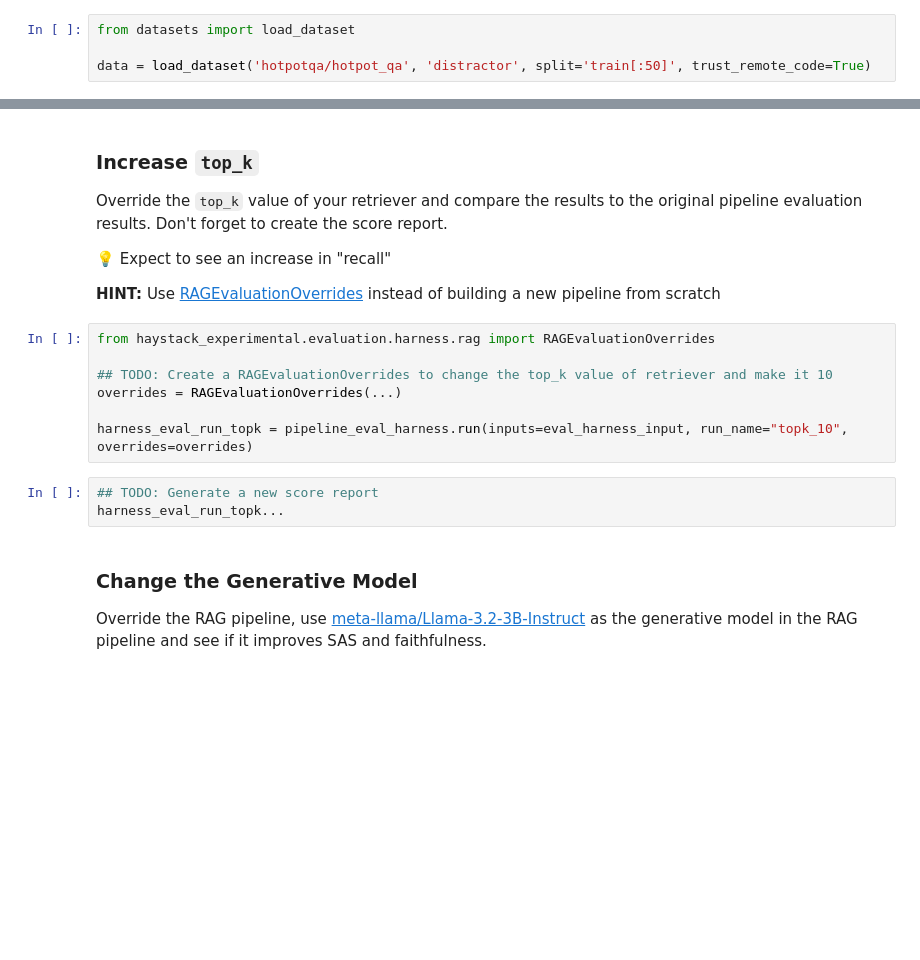
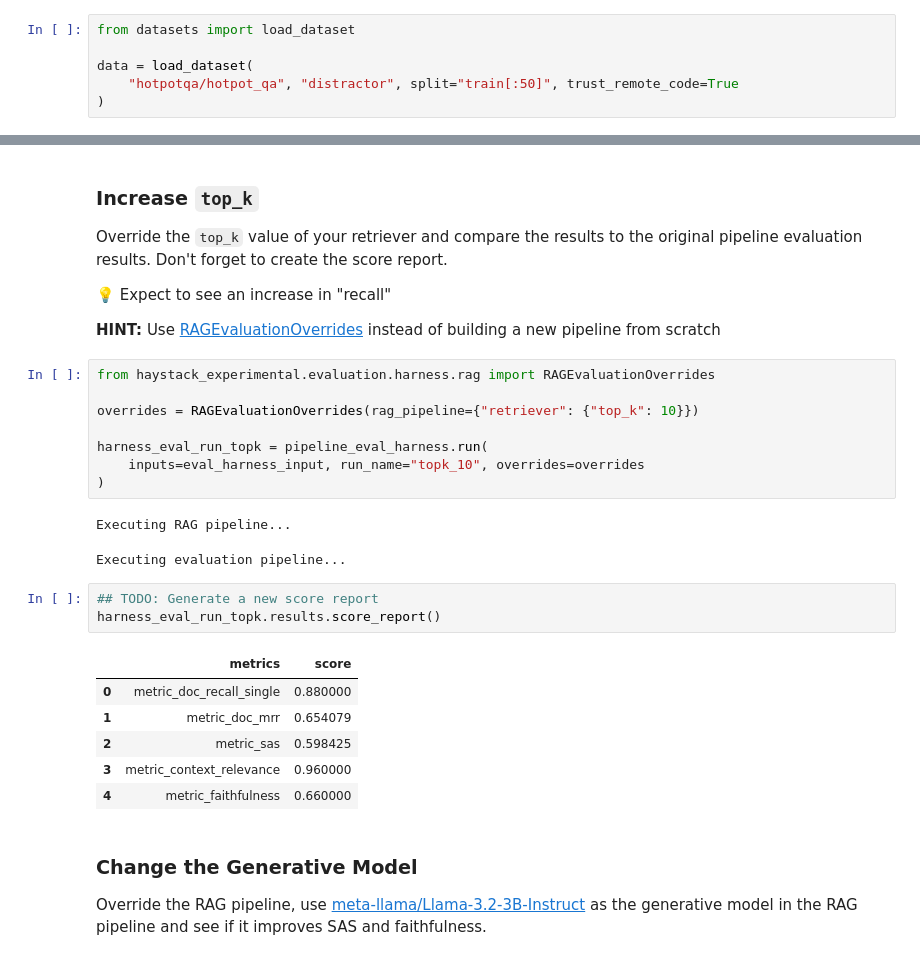
Before and after one commit to d-kleine/Advent_of_HayStack, a Jupyter notebook: 10_Evaluation_Harness.ipynb, the cells around one changed output, grey strips where cells are left out. Cells and saved outputs as stored; diff of their text form; blank space fills up the shorter version.

```diff
--- a/10_Evaluation_Harness.ipynb
+++ b/10_Evaluation_Harness.ipynb
@@ -45,4 +44,6 @@ Download the [HotpotQA dataset](https://huggingface.co/datasets/hotpotqa/hotpot_
 # %%
 from datasets import load_dataset
 
-data = load_dataset('hotpotqa/hotpot_qa', 'distractor', split='train[:50]', trust_remote_code=True)
+data = load_dataset(
+    "hotpotqa/hotpot_qa", "distractor", split="train[:50]", trust_remote_code=True
+)
@@ -244,13 +348,24 @@ Override the `top_k` value of your retriever and compare the results to the orig
 # %%
 from haystack_experimental.evaluation.harness.rag import RAGEvaluationOverrides
 
-## TODO: Create a RAGEvaluationOverrides to change the top_k value of retriever and make it 10
-overrides = RAGEvaluationOverrides(...)
+overrides = RAGEvaluationOverrides(rag_pipeline={"retriever": {"top_k": 10}})
 
-harness_eval_run_topk = pipeline_eval_harness.run(inputs=eval_harness_input, run_name="topk_10", overrides=overrides)
+harness_eval_run_topk = pipeline_eval_harness.run(
+    inputs=eval_harness_input, run_name="topk_10", overrides=overrides
+)
+# %% [output]
+Executing RAG pipeline...
+Executing evaluation pipeline...
 # %%
 ## TODO: Generate a new score report
-harness_eval_run_topk...
+harness_eval_run_topk.results.score_report()
+# %% [output]
+|  | metrics | score |
+| 0 | metric_doc_recall_single | 0.880000 |
+| 1 | metric_doc_mrr | 0.654079 |
+| 2 | metric_sas | 0.598425 |
+| 3 | metric_context_relevance | 0.960000 |
+| 4 | metric_faithfulness | 0.660000 |
 # %% [markdown]
 ### Change the Generative Model
 
```
Also changed, not shown: parts of 19 cells of this notebook.
